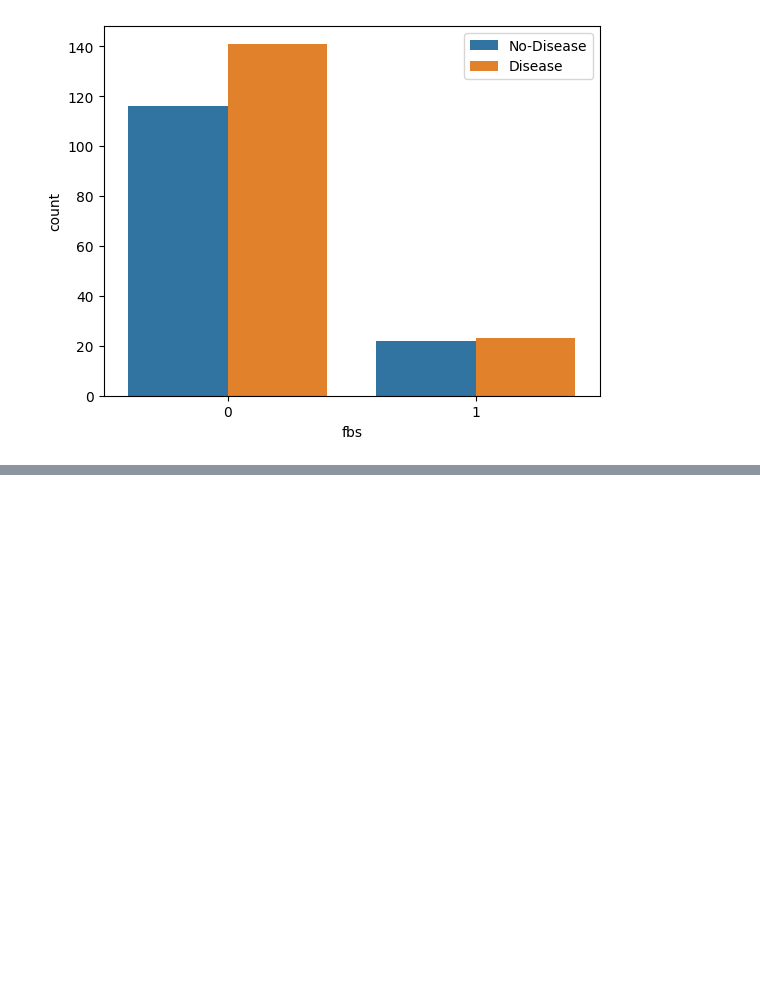
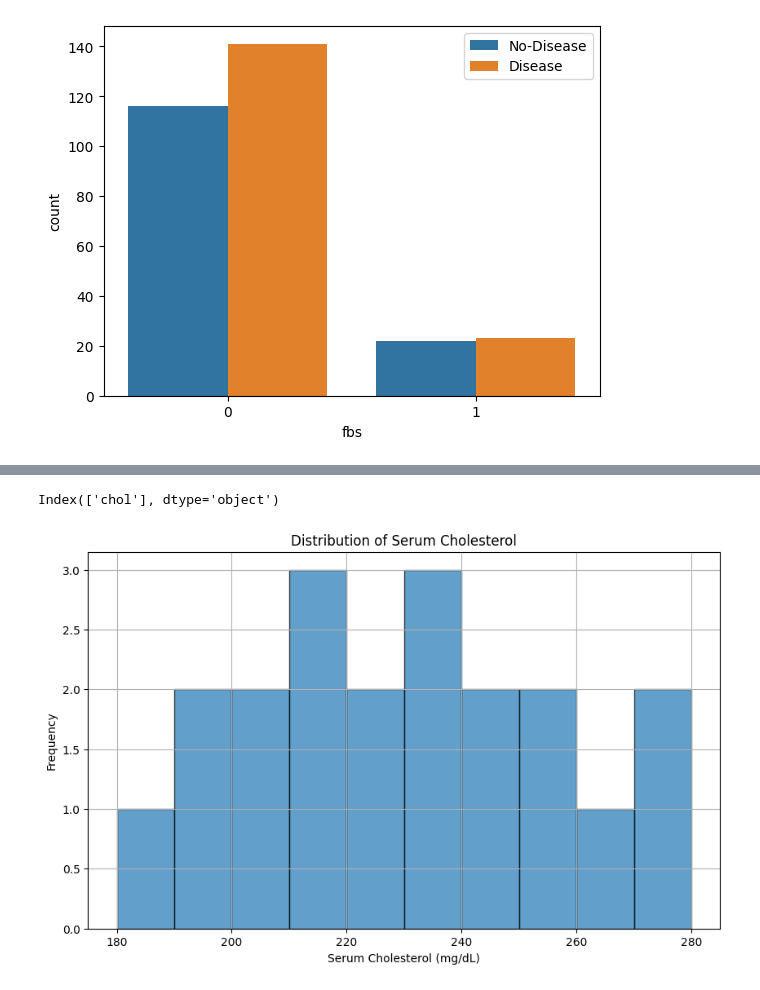
Before and after one commit to GovarthiniGS/week3_project, a Jupyter notebook: notebooks/Data_analysis.ipynb, the cells around one changed output, grey strips where cells are left out. Saved outputs shown, nothing was run; the diff lists cells and outputs as text; code cells hidden in the pictures; blank space fills up the shorter version.

```diff
--- a/notebooks/Data_analysis.ipynb
+++ b/notebooks/Data_analysis.ipynb
@@ -270,0 +292,25 @@ KeyError: 'sex'
+# %%
+# show distribution of serum cholesterol
+data.columns
+
+data = pd.DataFrame({
+    'chol': [200, 240, 230, 180, 220, 190, 260, 280, 210, 230, 195, 205, 250, 270, 235, 245, 225, 210, 215, 250]
+})
+
+# Verify that the 'chol' column exists
+print(data.columns)
+
+# Plot the histogram for 'chol'
+plt.figure(figsize=(10, 6))
+data['chol'].hist(bins=10, edgecolor='black', alpha=0.7)
+
+# Set labels and title
+plt.xlabel('Serum Cholesterol (mg/dL)')
+plt.ylabel('Frequency')
+plt.title('Distribution of Serum Cholesterol')
+
+# Show plot
+plt.show()
+# %% [output]
+Index(['chol'], dtype='object')
+[figure, added]
```
Also changed, not shown: parts of 2 cells of this notebook.
